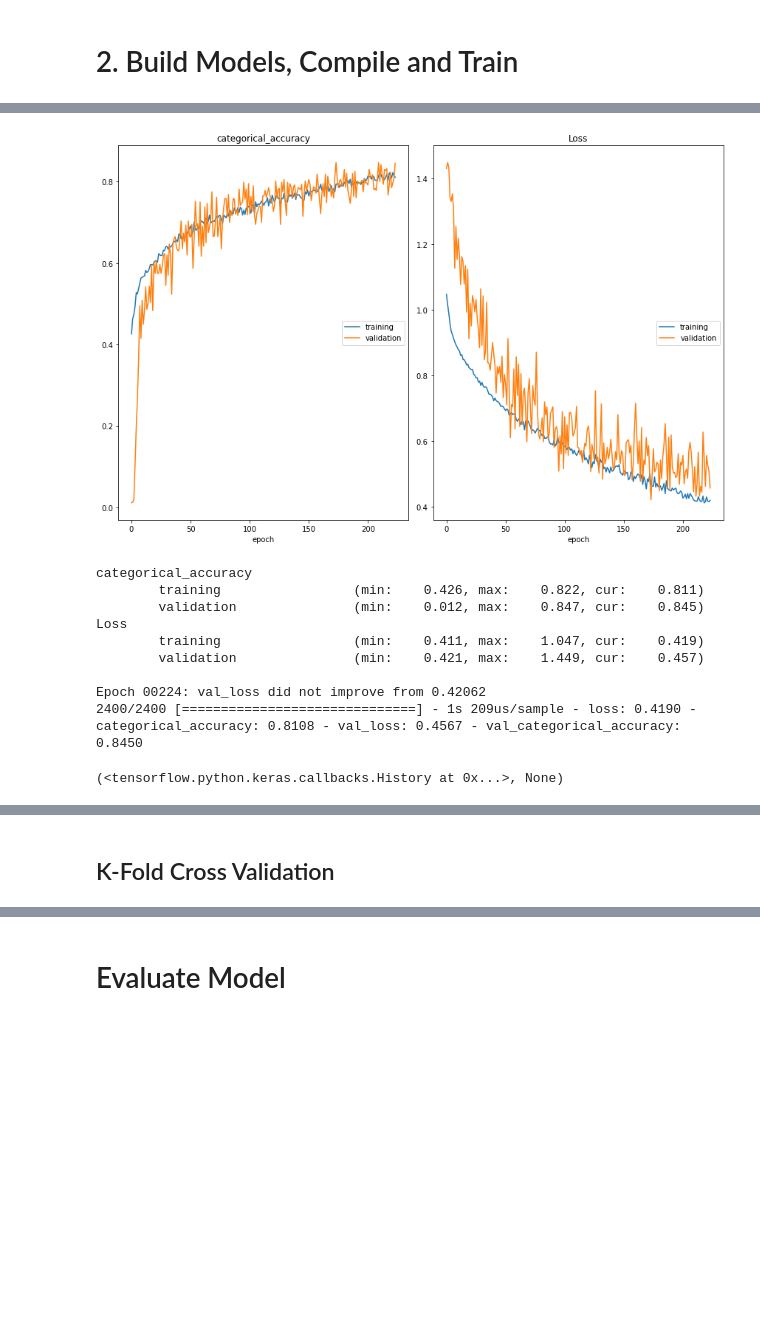
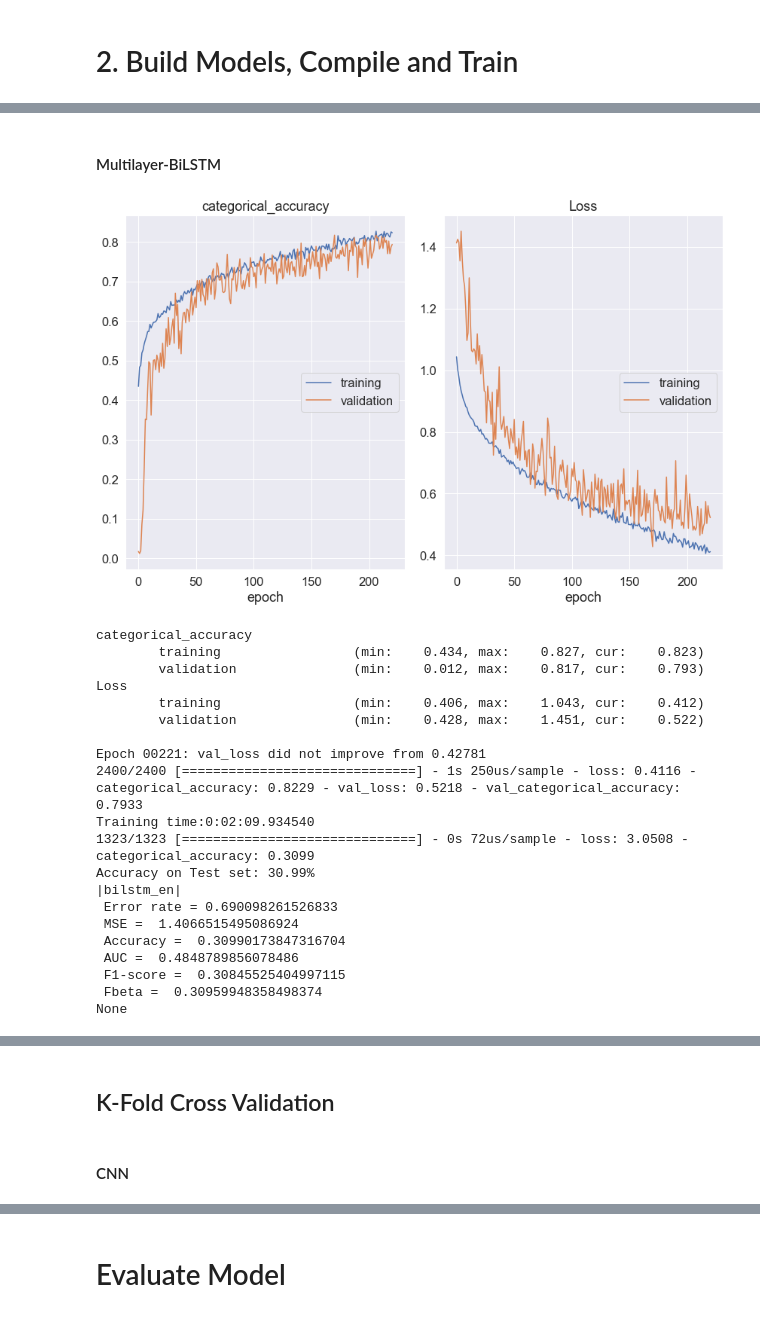
Before and after one commit to Hasegawa-lab-JAIST/Shofi_Engagement-Model-LSTM, a Jupyter notebook: preprocess.ipynb, the cells around one changed output, grey strips where cells are left out. Drawn from its saved outputs; the diff is of its cells as text; code cells hidden in the pictures; blank space fills up the shorter version.

Commit message:
Update preprocessing file
Compare to CNN and Logistic Regression

```diff
--- a/preprocess.ipynb
+++ b/preprocess.ipynb
@@ -209,19 +212,19 @@ X_train_av, Y_train_av = resample(413,1000,1000,X_train_av,Y_train_av) #247,1000
 X_val_av, Y_val_av = resample(166,200,200,X_val_av,Y_val_av)
 X_test_av, Y_test_av = resample(88,441,407,X_test_av,Y_test_av)
 # %%
-X_train_all = norm(X_train_all)
+X_train_all_norm = norm(X_train_all)
 X_train = norm(X_train_av)
-X_val_av = norm(X_val_av)
-X_test_av = norm(X_test_av)
+X_val_av_norm = norm(X_val_av)
+X_test_av_norm = norm(X_test_av)
 # print('X training=',X_train.shape)
 # # print('X val=',X_val.shape)
 # print('X test=',X_test.shape)
 X_train_av = X_train
 # %%
-X_train_all = reshaping(X_train_all)
+X_train_all = reshaping(X_train_all_norm)
 X_train_av = reshaping(X_train_av)
-X_val_av = reshaping(X_val_av)
-X_test_av = reshaping(X_test_av)
+X_val_av = reshaping(X_val_av_norm)
+X_test_av = reshaping(X_test_av_norm)
 print('X_train_all:{} | Y_train_all:{}\nX_train_av:{} | Y_train_av:{}\nX_test_av:{} | Y_test_av:{} '.format(X_train_all.shape, Y_train_all.shape, X_train_av.shape, Y_train_av.shape, X_test_av.shape, Y_test_av.shape))
 # %% [output]
 X_train_all:(6000, 1, 250) | Y_train_all:(6000,)
@@ -298,6 +353,9 @@ def bilstm_en(X):
     print(model.summary())
     return model
 # %%
+# CNN
+CNN_model = CNN(X_train_av)
+
 #instantiate the model[Case 1]
 vanilaLSTM_model = vanilaLSTM(X_train_av)
 stackedLSTM_model = stackedLSTM(X_train_av)
@@ -361,0 +483,12 @@ def compile_train(model,Xtrain,YtrainCat):
+# %%
+tic = datetime.now()
+compile_train(CNN_model,X_train_av,Y_train_cat_av)  # [case 1] classification
+# compile_train(vanilaLSTM_model,X_train_av,Y_train_av)  # [case 1] regression
+# compile_train(vanilaLSTM_model,X_train,Y_train_cat)  # [case 2]
+time = datetime.now() - tic
+print("Training time:{}".format(time))
+
+scores = CNN_model.evaluate(X_test_av, Y_test_cat_av)
+print("Accuracy on Test set: %.2f%%" % (scores[1]*100))
+
+print(evaluate_error(CNN_model,X_test_av, Y_test_av))
@@ -410,16 +627,36 @@ Epoch 00367: val_loss did not improve from 0.41375
+# %% [markdown]
+#### Multilayer-BiLSTM
 # %%
+tic = datetime.now()
 compile_train(bilstm_en_model,X_train_av,Y_train_cat_av)  # [case 1] Classification
 # compile_train(bilstm_en_model,X_train_av,Y_train_av)  # [case 1] Regression
 # compile_train(bilstm_en_model,X_train,Y_train_cat)  # [case 2]
+time = datetime.now() - tic
+print("Training time:{}".format(time))
+
+scores = bilstm_en_model.evaluate(X_test_av, Y_test_cat_av)
+print("Accuracy on Test set: %.2f%%" % (scores[1]*100))
+
+print(evaluate_error(bilstm_en_model,X_test_av, Y_test_av))
 # %% [output]
-[figure, old version]
+[figure, new version]
 categorical_accuracy
-        training                 (min:    0.426, max:    0.822, cur:    0.811)
-        validation               (min:    0.012, max:    0.847, cur:    0.845)
+        training                 (min:    0.434, max:    0.827, cur:    0.823)
+        validation               (min:    0.012, max:    0.817, cur:    0.793)
 Loss
-        training                 (min:    0.411, max:    1.047, cur:    0.419)
-        validation               (min:    0.421, max:    1.449, cur:    0.457)
+        training                 (min:    0.406, max:    1.043, cur:    0.412)
+        validation               (min:    0.428, max:    1.451, cur:    0.522)
 
-Epoch 00224: val_loss did not improve from 0.42062
-2400/2400 [==============================] - 1s 209us/sample - loss: 0.4190 - categorical_accuracy: 0.8108 - val_loss: 0.4567 - val_categorical_accuracy: 0.8450
+Epoch 00221: val_loss did not improve from 0.42781
+2400/2400 [==============================] - 1s 250us/sample - loss: 0.4116 - categorical_accuracy: 0.8229 - val_loss: 0.5218 - val_categorical_accuracy: 0.7933
+Training time:0:02:09.934540
+1323/1323 [==============================] - 0s 72us/sample - loss: 3.0508 - categorical_accuracy: 0.3099
+Accuracy on Test set: 30.99%
+|bilstm_en|
+ Error rate = 0.690098261526833
+ MSE =  1.4066515495086924
+ Accuracy =  0.30990173847316704
+ AUC =  0.4848789856078486
+ F1-score =  0.30845525404997115
+ Fbeta =  0.30959948358498374
+None
-(<tensorflow.python.keras.callbacks.History at 0x...>, None)
@@ -432,4 +670,6 @@ fold_var = 1
 kf = KFold(n_splits = 5)
 skf = StratifiedKFold(n_splits = 5, random_state = None, shuffle = False)
 cvscores_single = []
+# %% [markdown]
+#### CNN
 # %%
```
Also changed, not shown: parts of 28 cells of this notebook, 5 other files.
